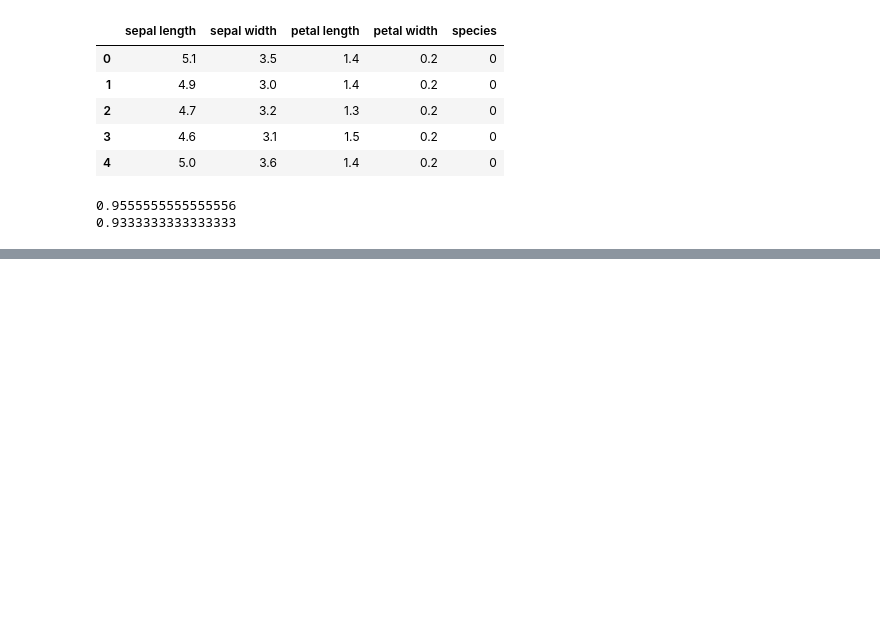
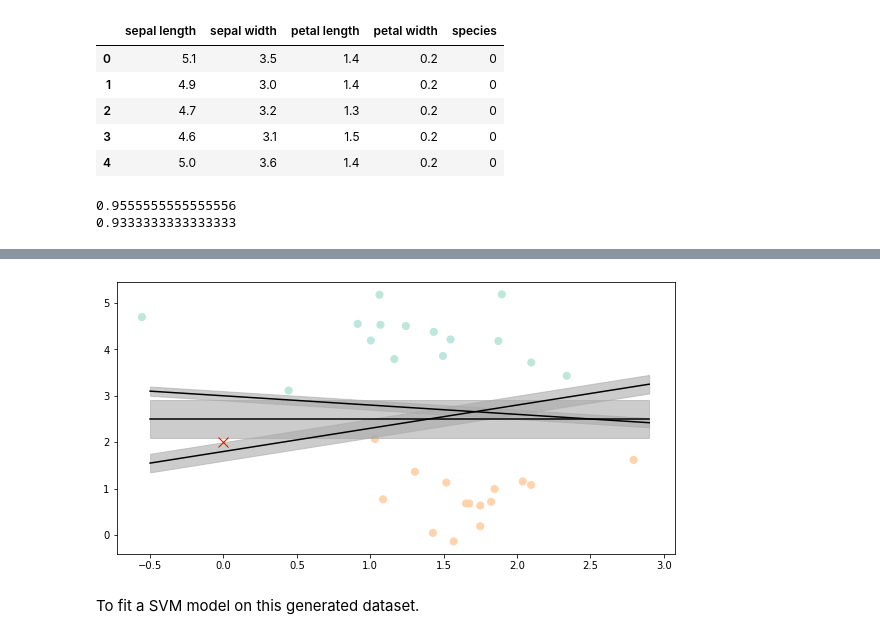
Before and after one commit to jtao/AdvancedML, a Jupyter notebook: Classification_methods.ipynb, the cells around one changed output, grey strips where cells are left out. Drawn from its saved outputs; the diff is of its cells as text; code cells hidden in the pictures; blank space fills up the shorter version.

```diff
--- a/Classification_methods.ipynb
+++ b/Classification_methods.ipynb
@@ -455,0 +494,15 @@ print(accuracy_score(y_test,y_pred2))
+# %%
+plt.figure(figsize=(10,5))
+plt.scatter(X[:, 0], X[:, 1], c = y, s = 50, cmap = "icefire")
+xfit = np.arange(-0.5, 3.0, 0.1)
+for m, b, d in [(0.0, 2.5, 0.4), (0.5, 1.8, 0.2), (-0.2, 3.0, 0.1)]:
+    yfit = m * xfit + b
+    plt.plot(xfit, yfit, '-k')
+    plt.fill_between(xfit, yfit - d, yfit + d, edgecolor='none',
+                     color='#AAAAAA', alpha=0.6)
+plt.plot([0.0], [2.0], 'x', color = 'red', markersize = 10)
+plt.show()
+# %% [output]
+[figure, added]
+# %% [markdown]
+To fit a SVM model on this generated dataset.
```
Also changed, not shown: parts of 28 cells of this notebook, 4 other files.
